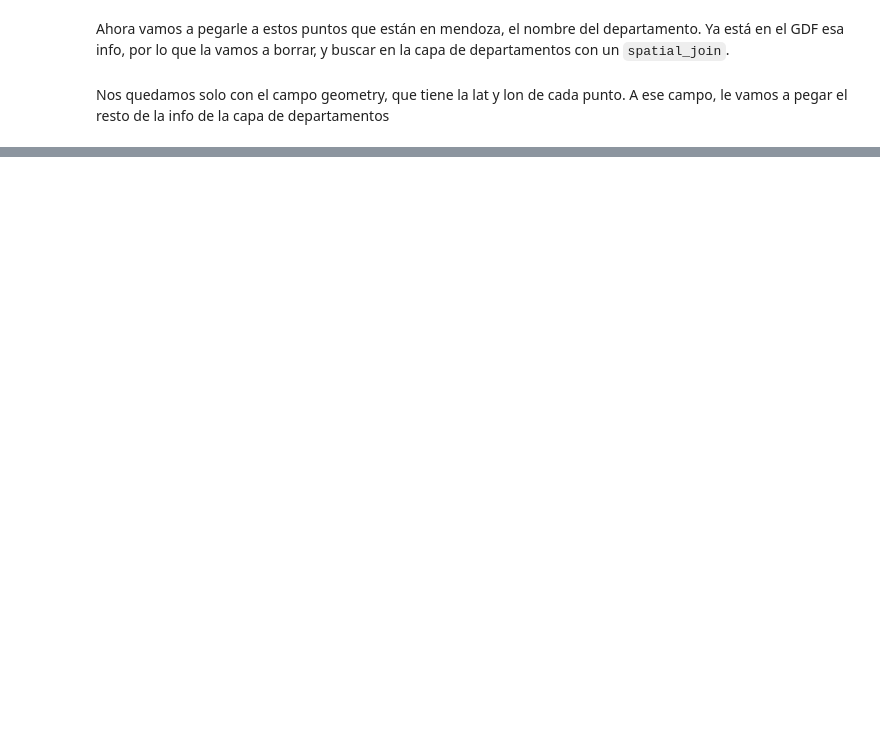
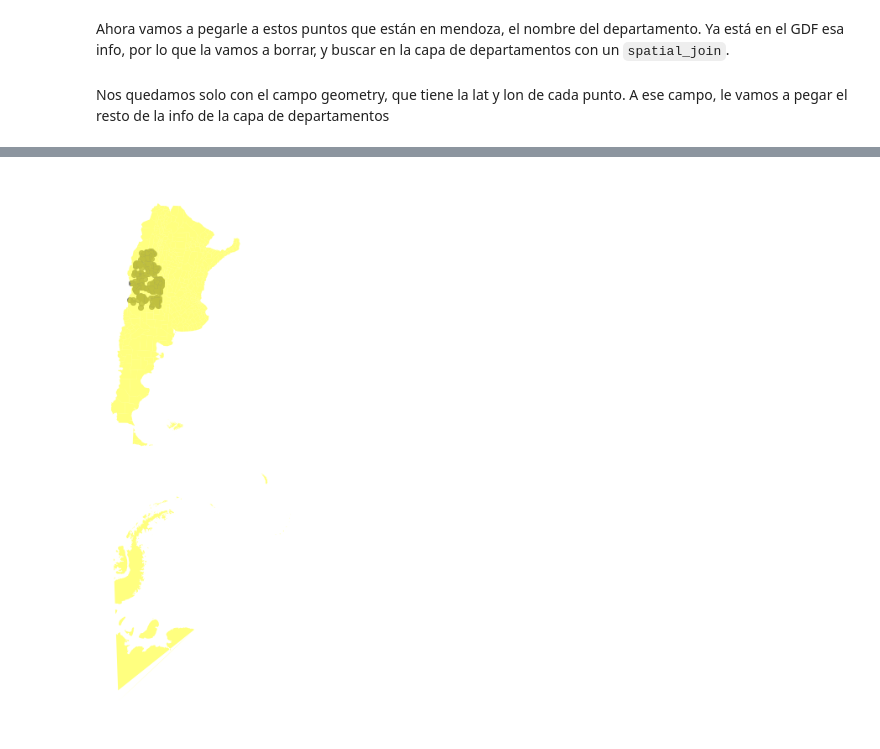
Before and after one commit to matog/Flacso_ciencia_de_datos_python_2023, a Jupyter notebook: Clase4/5 - GIS.ipynb, the cells around one changed output, grey strips where cells are left out. Cells and saved outputs as stored; diff of their text form; code cells hidden in the pictures; blank space fills up the shorter version.

```diff
--- a/Clase4/5 - GIS.ipynb
+++ b/Clase4/5 - GIS.ipynb
@@ -708,3 +736,3 @@ s_join
 # %%
-gdf_depar = s_join.sjoin(gdf_depart, how="inner", predicate='intersects')
+gdf_depar_join = s_join.sjoin(gdf_depart, how="inner", predicate='intersects')
 # %%
@@ -712,8 +754,10 @@ gdf_depar
 # %%
 fig, ax = plt.subplots(figsize=(20,12))
 
-depar.plot(ax=ax, color = 'gray', alpha = 0.6)
+gdf_depar_join.plot(ax=ax, color = 'gray', alpha = 0.6)
 gdf_depart.plot(ax=ax, color = 'yellow', alpha = 0.5)
 
 # Borramos los ejes
 ax.set_axis_off();
+# %% [output]
+[figure, added]
```
Also changed, not shown: parts of 7 cells of this notebook, 4 other files.
